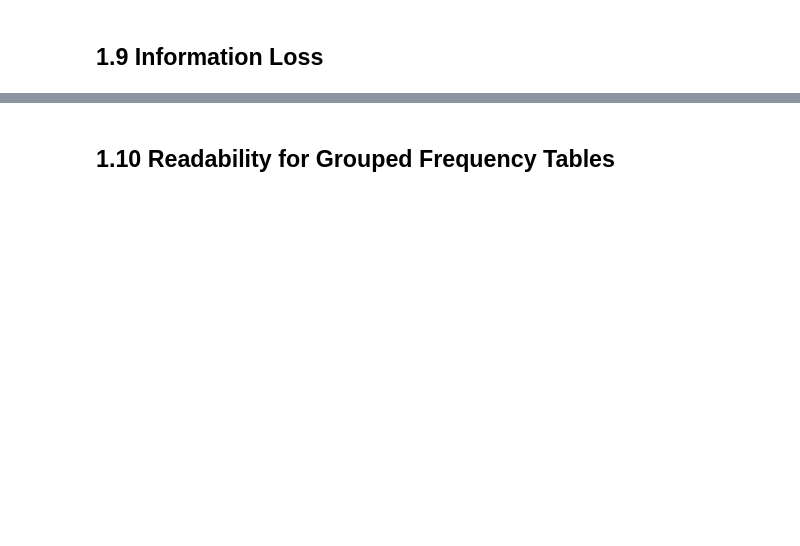
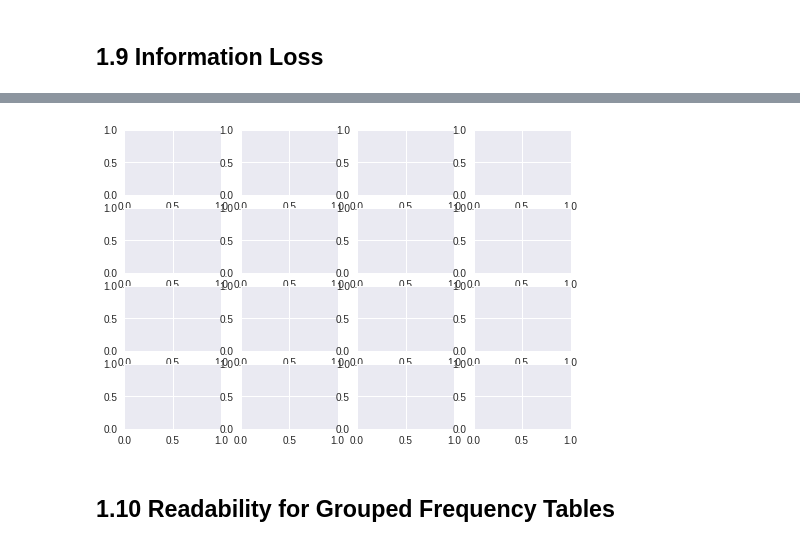
Before and after one commit to carvalheirafc/imd0033_2018_2, a Jupyter notebook: aula20/Lesson_20_Frequency_Distributions.ipynb, the cells around one changed output, grey strips where cells are left out. Saved outputs shown, nothing was run; the diff lists cells and outputs as text; code cells hidden in the pictures; blank space fills up the shorter version.

```diff
--- a/aula20/Lesson_20_Frequency_Distributions.ipynb
+++ b/aula20/Lesson_20_Frequency_Distributions.ipynb
@@ -795,3 +829,13 @@ Generate a grouped frequency distribution for the **MIN** variable (minutes play
+# %%
+class_intervals = [1, 2, 3, 5, 10, 15, 20, 40]
+# %%
+import matplotlib.pyplot as plt
+import seaborn as sns
+
+fig, axis = plt.subplots(4, 4)
+for interval in class_intervals:
+# %% [output]
+[figure, added]
 # %% [markdown]
 ## 1.10 Readability for Grouped Frequency Tables
 # %% [markdown]
```
Also changed, not shown: parts of 10 cells of this notebook.
